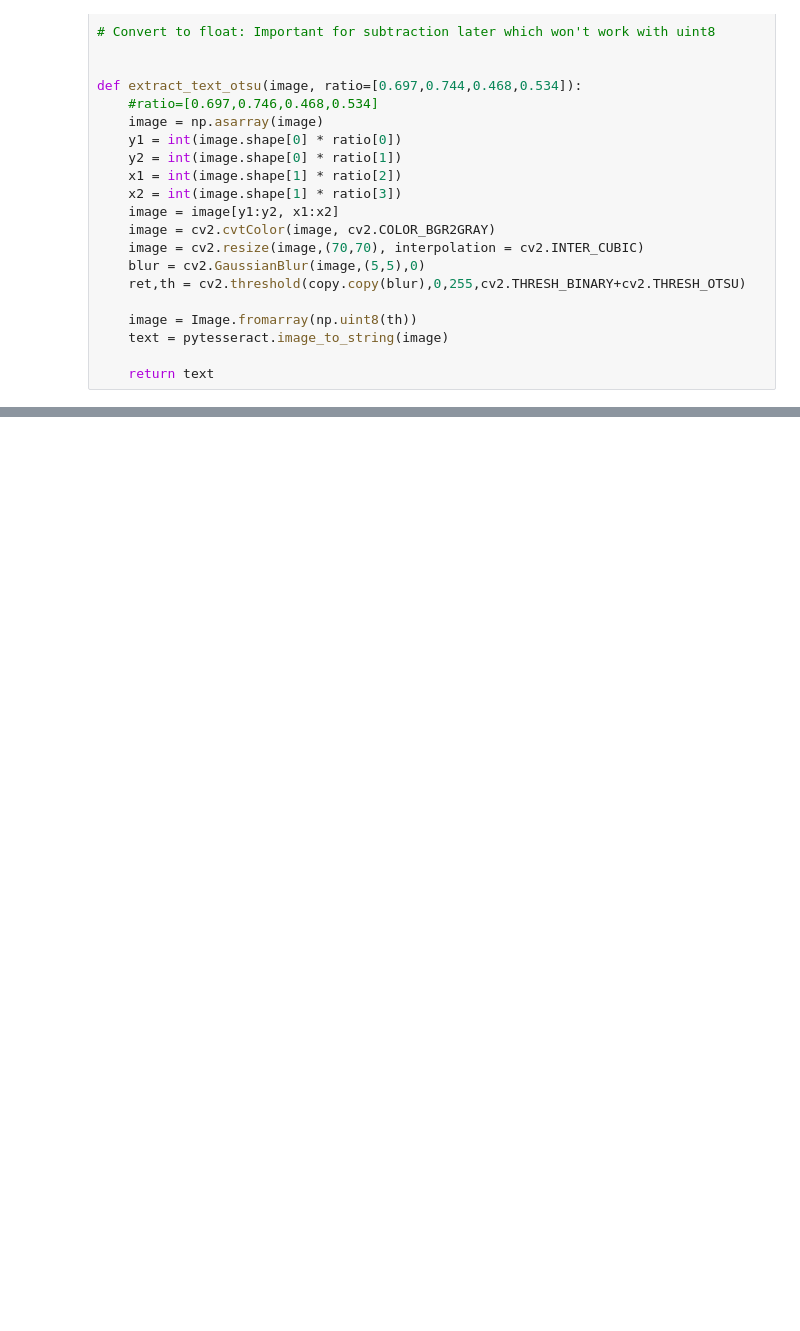
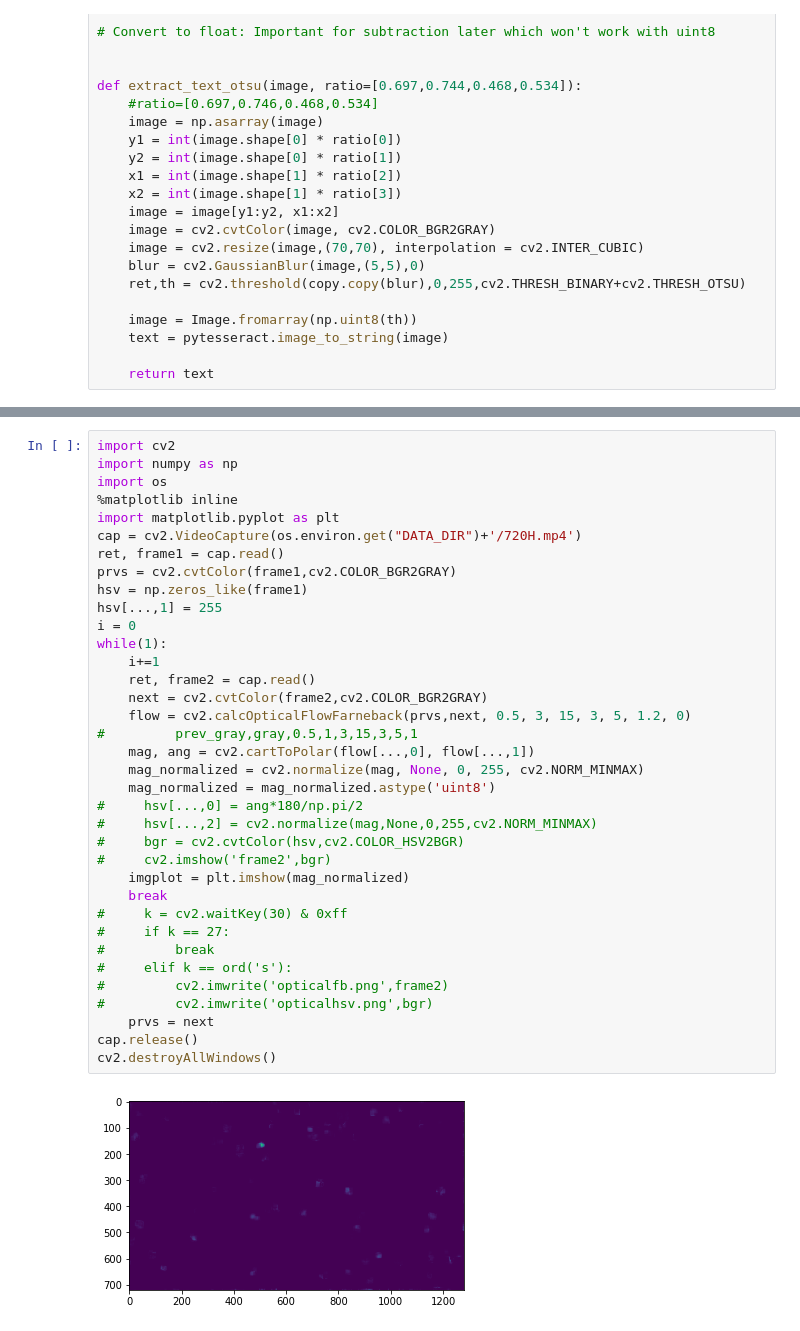
Before and after one commit to shabazbpatel/model-ocr-digits, a Jupyter notebook: src/ocr.ipynb, the cells around one changed output, grey strips where cells are left out. Cells and saved outputs as stored; diff of their text form; blank space fills up the shorter version.

```diff
--- a/src/ocr.ipynb
+++ b/src/ocr.ipynb
@@ -893,0 +1004,38 @@ Vuu kmea 'Imnvennv neadshutwvm nm- ’3 IEH
+# %%
+import cv2
+import numpy as np
+import os
+%matplotlib inline
+import matplotlib.pyplot as plt
+cap = cv2.VideoCapture(os.environ.get("DATA_DIR")+'/720H.mp4')
+ret, frame1 = cap.read()
+prvs = cv2.cvtColor(frame1,cv2.COLOR_BGR2GRAY)
+hsv = np.zeros_like(frame1)
+hsv[...,1] = 255
+i = 0
+while(1):
+    i+=1
+    ret, frame2 = cap.read()
+    next = cv2.cvtColor(frame2,cv2.COLOR_BGR2GRAY)
+    flow = cv2.calcOpticalFlowFarneback(prvs,next, 0.5, 3, 15, 3, 5, 1.2, 0)
+#         prev_gray,gray,0.5,1,3,15,3,5,1
+    mag, ang = cv2.cartToPolar(flow[...,0], flow[...,1])
+    mag_normalized = cv2.normalize(mag, None, 0, 255, cv2.NORM_MINMAX)
+    mag_normalized = mag_normalized.astype('uint8')
+#     hsv[...,0] = ang*180/np.pi/2
+#     hsv[...,2] = cv2.normalize(mag,None,0,255,cv2.NORM_MINMAX)
+#     bgr = cv2.cvtColor(hsv,cv2.COLOR_HSV2BGR)
+#     cv2.imshow('frame2',bgr)
+    imgplot = plt.imshow(mag_normalized)
+    break
+#     k = cv2.waitKey(30) & 0xff
+#     if k == 27:
+#         break
+#     elif k == ord('s'):
+#         cv2.imwrite('opticalfb.png',frame2)
+#         cv2.imwrite('opticalhsv.png',bgr)
+    prvs = next
+cap.release()
+cv2.destroyAllWindows()
+# %% [output]
+[figure, added]
```
Also changed, not shown: parts of 3 cells of this notebook.
